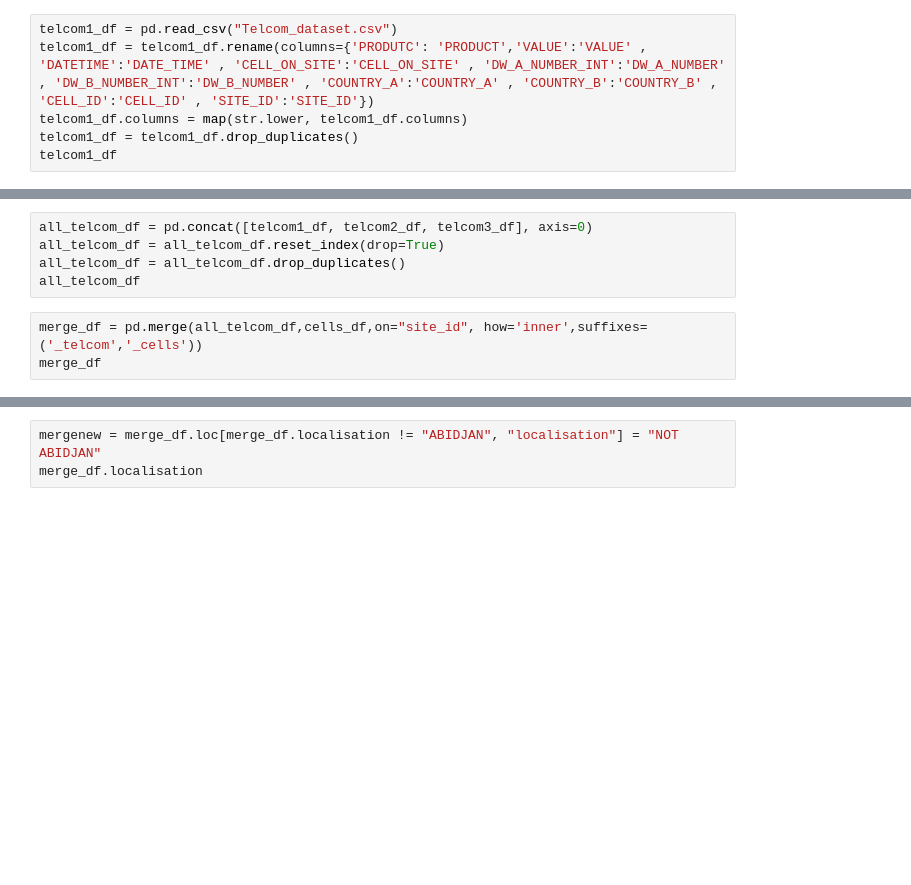
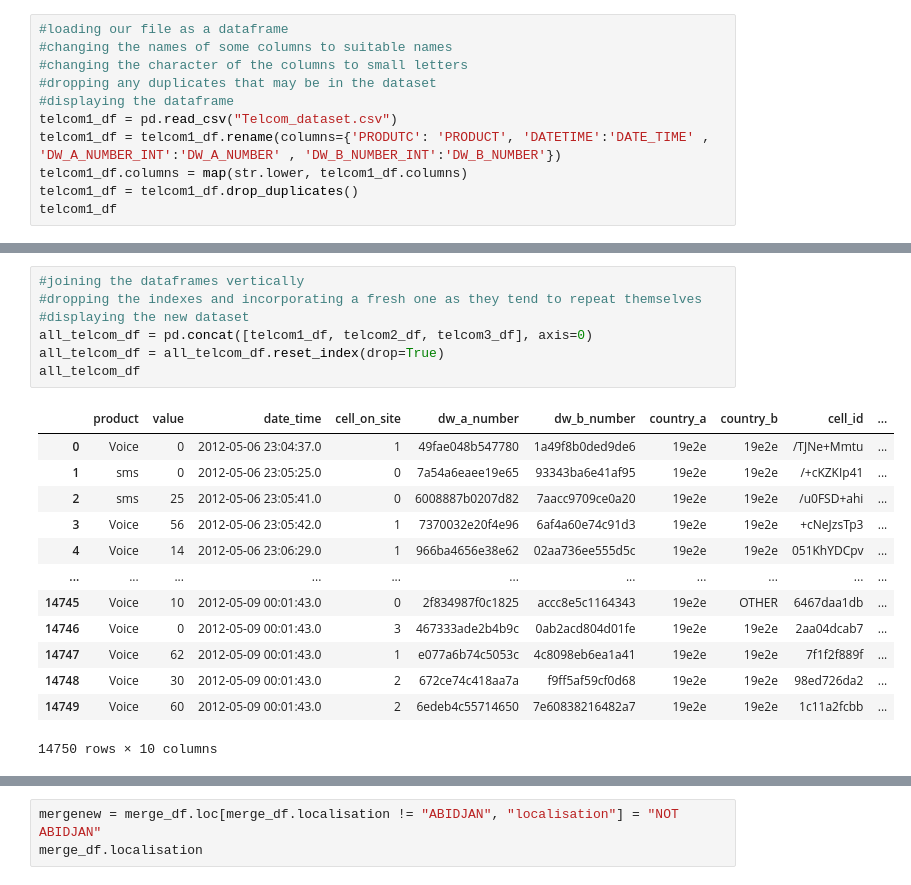
Before and after one commit to Mumo-vicky/IP_Week_3, a Jupyter notebook: Data_Analysis_and_Preparation_Workbook.ipynb, the cells around one changed output, grey strips where cells are left out. Drawn from its saved outputs; the diff is of its cells as text; blank space fills up the shorter version.

```diff
--- a/Data_Analysis_and_Preparation_Workbook.ipynb
+++ b/Data_Analysis_and_Preparation_Workbook.ipynb
@@ -10,8 +17,13 @@ cells_df.columns = map(str.lower, cells_df.columns)
 cells_df = cells_df.drop_duplicates()
 cells_df
 # %%
+#loading our file as a dataframe
+#changing the names of some columns to suitable names
+#changing the character of the columns to small letters
+#dropping any duplicates that may be in the dataset
+#displaying the dataframe
 telcom1_df = pd.read_csv("Telcom_dataset.csv")
-telcom1_df = telcom1_df.rename(columns={'PRODUTC': 'PRODUCT','VALUE':'VALUE' , 'DATETIME':'DATE_TIME' , 'CELL_ON_SITE':'CELL_ON_SITE' , 'DW_A_NUMBER_INT':'DW_A_NUMBER' , 'DW_B_NUMBER_INT':'DW_B_NUMBER' , 'COUNTRY_A':'COUNTRY_A' , 'COUNTRY_B':'COUNTRY_B' , 'CELL_ID':'CELL_ID' , 'SITE_ID':'SITE_ID'})
+telcom1_df = telcom1_df.rename(columns={'PRODUTC': 'PRODUCT', 'DATETIME':'DATE_TIME' , 'DW_A_NUMBER_INT':'DW_A_NUMBER' , 'DW_B_NUMBER_INT':'DW_B_NUMBER'})
 telcom1_df.columns = map(str.lower, telcom1_df.columns)
 telcom1_df = telcom1_df.drop_duplicates()
 telcom1_df
@@ -30,8 +78,21 @@ telcom3_df
 # %%
+#joining the dataframes vertically
+#dropping the indexes and incorporating a fresh one as they tend to repeat themselves
+#displaying the new dataset
 all_telcom_df = pd.concat([telcom1_df, telcom2_df, telcom3_df], axis=0)
 all_telcom_df = all_telcom_df.reset_index(drop=True)
-all_telcom_df = all_telcom_df.drop_duplicates()
 all_telcom_df
+# %% [output]
+|  | product | value | date_time | cell_on_site | dw_a_number | dw_b_number | country_a | country_b | cell_id | ... |
+| 0 | Voice | 0 | 2012-05-06 23:04:37.0 | 1 | 49fae048b547780 | 1a49f8b0ded9de6 | 19e2e | 19e2e | /TJNe+Mmtu | ... |
+| 1 | sms | 0 | 2012-05-06 23:05:25.0 | 0 | 7a54a6eaee19e65 | 93343ba6e41af95 | 19e2e | 19e2e | /+cKZKIp41 | ... |
+| 2 | sms | 25 | 2012-05-06 23:05:41.0 | 0 | 6008887b0207d82 | 7aacc9709ce0a20 | 19e2e | 19e2e | /u0FSD+ahi | ... |
+| 3 | Voice | 56 | 2012-05-06 23:05:42.0 | 1 | 7370032e20f4e96 | 6af4a60e74c91d3 | 19e2e | 19e2e | +cNeJzsTp3 | ... |
+| 4 | Voice | 14 | 2012-05-06 23:06:29.0 | 1 | 966ba4656e38e62 | 02aa736ee555d5c | 19e2e | 19e2e | 051KhYDCpv | ... |
+| ... | ... | ... | ... | ... | ... | ... | ... | ... | ... | ... |
+| 14745 | Voice | 10 | 2012-05-09 00:01:43.0 | 0 | 2f834987f0c1825 | accc8e5c1164343 | 19e2e | OTHER | 6467daa1db | ... |
+| 14746 | Voice | 0 | 2012-05-09 00:01:43.0 | 3 | 467333ade2b4b9c | 0ab2acd804d01fe | 19e2e | 19e2e | 2aa04dcab7 | ... |
+| 14747 | Voice | 62 | 2012-05-09 00:01:43.0 | 1 | e077a6b74c5053c | 4c8098eb6ea1a41 | 19e2e | 19e2e | 7f1f2f889f | ... |
+| 14748 | Voice | 30 | 2012-05-09 00:01:43.0 | 2 | 672ce74c418aa7a | f9ff5af59cf0d68 | 19e2e | 19e2e | 98ed726da2 | ... |
+| 14749 | Voice | 60 | 2012-05-09 00:01:43.0 | 2 | 6edeb4c55714650 | 7e60838216482a7 | 19e2e | 19e2e | 1c11a2fcbb | ... |
+14750 rows × 10 columns
-# %%
-merge_df = pd.merge(all_telcom_df,cells_df,on="site_id", how='inner',suffixes=('_telcom','_cells'))
-merge_df
```
Also changed, not shown: parts of 9 cells of this notebook.
